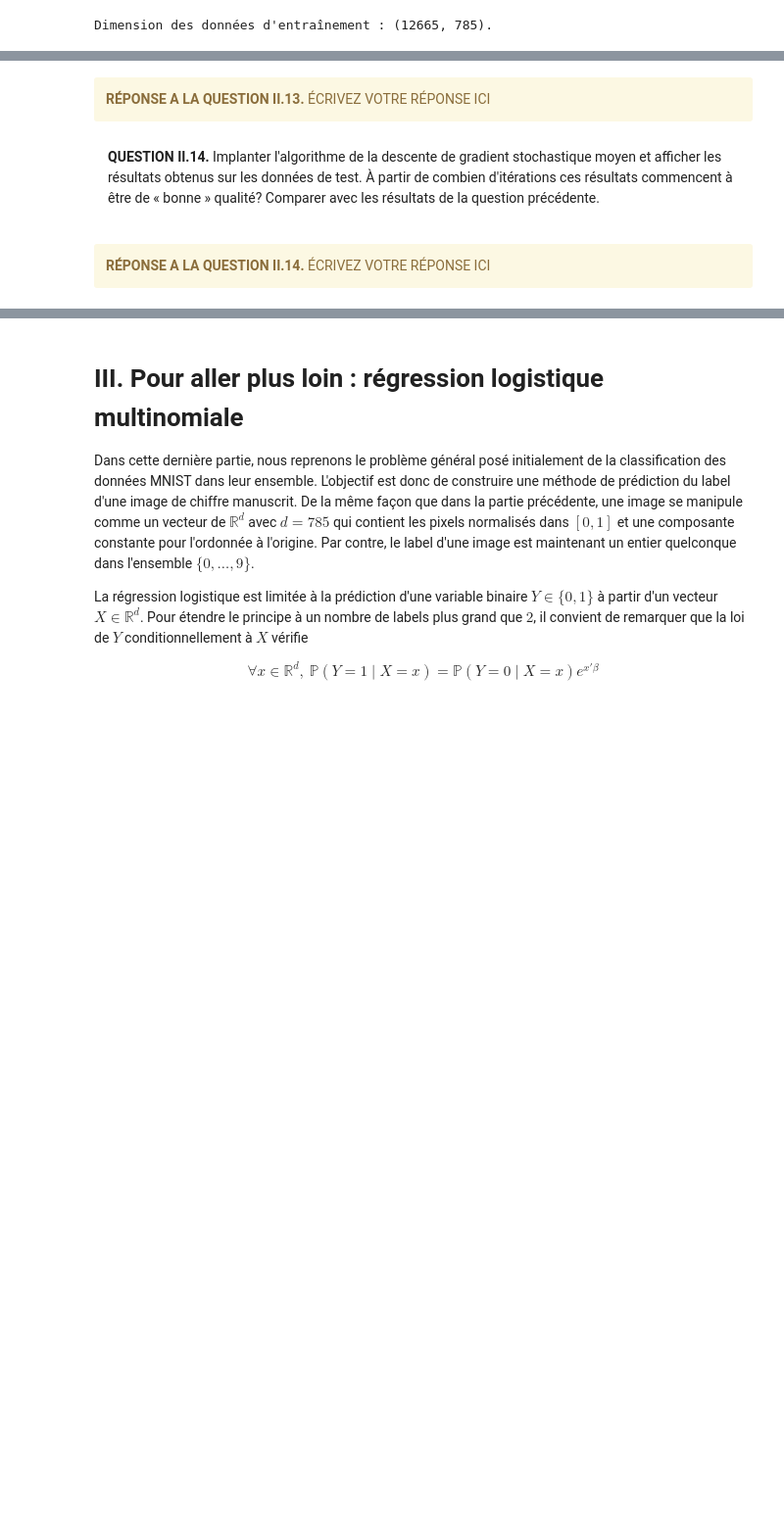
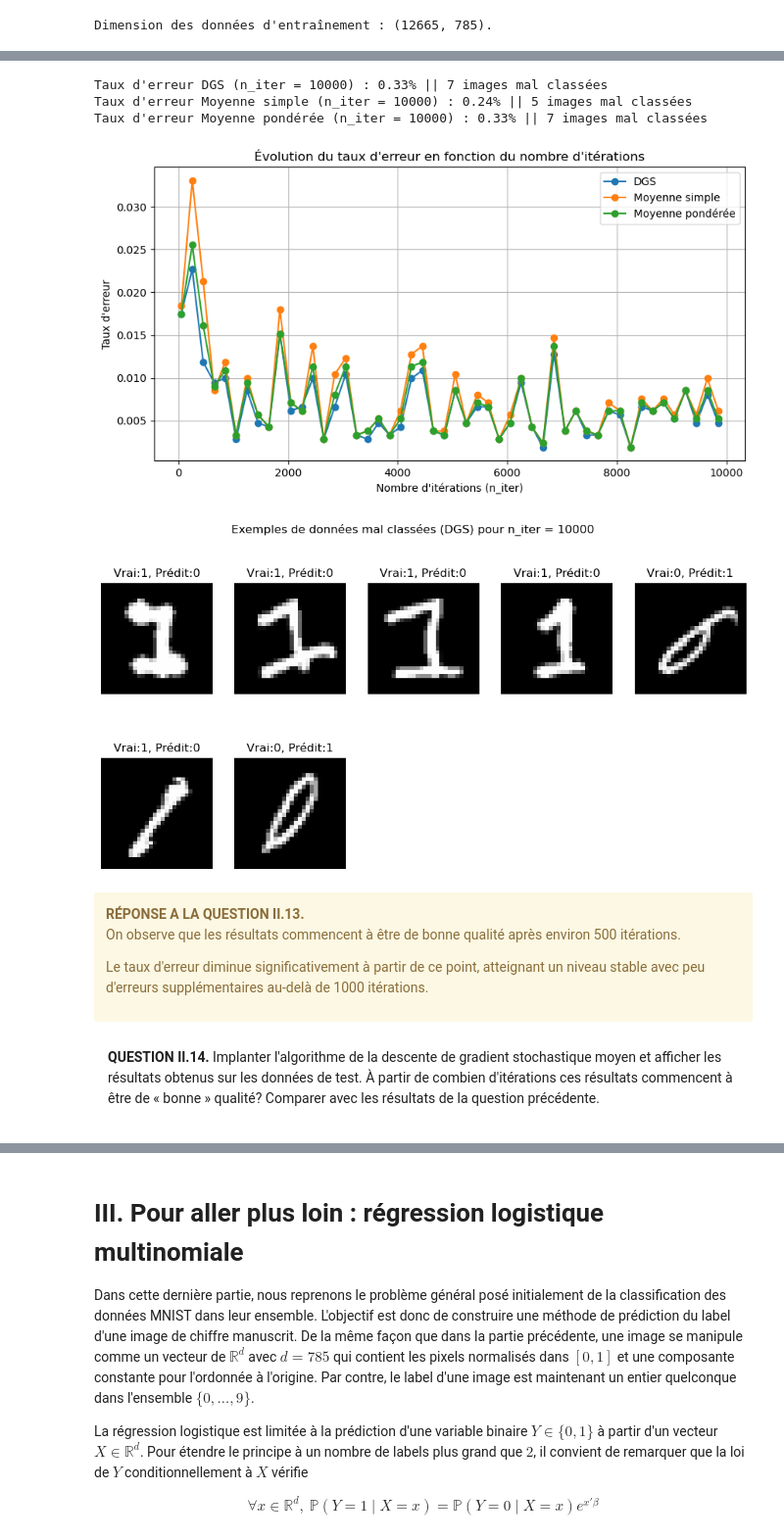
Before and after one commit to ali-hou-supaero/BE_algo_sto_2, a Jupyter notebook: be_algo_sto.ipynb, the cells around one changed output, grey strips where cells are left out. Shown at 98% size. Drawn from its saved outputs; the diff is of its cells as text; code cells hidden in the pictures; blank space fills up the shorter version.

```diff
--- a/be_algo_sto.ipynb
+++ b/be_algo_sto.ipynb
@@ -1000,4 +1155,77 @@ SyntaxError: invalid syntax (1490747374.py, line 20)
+# %%
+# Fonction de calcul de l'erreur
+
+def predict(beta, x):
+    proba = p(x.dot(beta))
+    return (proba >= 0.5).astype(int)
+
+def compute_error(beta, x, y_test):
+    y_pred = predict(beta, x)
+    return np.mean(y_pred != y_test)
+
+print(f"Taux d'erreur DGS (n_iter = {n_iter}) : {compute_error(beta_dgs, x_test, y_test):.2%} || {np.sum(predict(beta_dgs, x_test) != y_test)} images mal classées")
+print(f"Taux d'erreur Moyenne simple (n_iter = {n_iter}) : {compute_error(beta_bar, x_test, y_test):.2%} || {np.sum(predict(beta_bar, x_test) != y_test)} images mal classées")
+print(f"Taux d'erreur Moyenne pondérée (n_iter = {n_iter}) : {compute_error(beta_tld, x_test, y_test):.2%} || {np.sum(predict(beta_tld, x_test) != y_test)} images mal classées")
+
+# On peut tracer l'évolution du taux d'erreur en fonction de n_iter
+n_iter_values = np.arange(50, 10000, 200)
+beta_dgs_list = []
+beta_bar_list = []
+beta_tld_list = []
+err_dgs_list = []
+err_bar_list = []
+err_tld_list = []
+
+for n_iter_val in n_iter_values:
+    beta_dgs_val, beta_bar_val, beta_tld_val = DGS(n_iter_val)
+    beta_dgs_list.append(beta_dgs_val)
+    beta_bar_list.append(beta_bar_val)
+    beta_tld_list.append(beta_tld_val)
+
+    err_dgs_list.append(compute_error(beta_dgs_val, x_test, y_test))
+    err_bar_list.append(compute_error(beta_bar_val, x_test, y_test))
+    err_tld_list.append(compute_error(beta_tld_val, x_test, y_test))
+
+# Tracer l'évolution du taux d'erreur
+plt.figure(figsize=(10,5))
+plt.plot(n_iter_values, err_dgs_list, marker='o', label='DGS')
+plt.plot(n_iter_values, err_bar_list, marker='o', label='Moyenne simple')
+plt.plot(n_iter_values, err_tld_list, marker='o', label='Moyenne pondérée')
+# plt.xscale('log')
+# plt.yscale('log')
+plt.xlabel('Nombre d\'itérations (n_iter)')
+plt.ylabel('Taux d\'erreur')
+plt.title('Évolution du taux d\'erreur en fonction du nombre d\'itérations')
+plt.legend()
+plt.grid(True)
+plt.show()
+
+
+# Afficher les exemples mal classés
+y_pred_dgs = predict(beta_dgs, x_test)
+misclassified_idx = np.where(y_pred_dgs != y_test)[0]
+plt.figure(figsize=(12,6))
+for i, idx in enumerate(misclassified_idx):
+    plt.subplot(2,5,i+1)
+    plt.imshow(x_test[idx][1:].reshape(28,28), cmap="gray")
+    plt.title(f"Vrai:{y_test[idx]}, Prédit:{y_pred_dgs[idx]}")
+    plt.axis("off")
+plt.suptitle("Exemples de données mal classées (DGS) pour n_iter = {}".format(n_iter))
+plt.show()
+# %% [output]
+Taux d'erreur DGS (n_iter = 10000) : 0.33% || 7 images mal classées
+Taux d'erreur Moyenne simple (n_iter = 10000) : 0.24% || 5 images mal classées
+Taux d'erreur Moyenne pondérée (n_iter = 10000) : 0.33% || 7 images mal classées
+[figure, added]
+[figure, added]
 # %% [markdown]
-<div class="alert alert-warning"><strong>RÉPONSE A LA QUESTION II.13.</strong> ÉCRIVEZ VOTRE RÉPONSE ICI</div>
+<div class="alert alert-warning"><strong>RÉPONSE A LA QUESTION II.13.</strong>
+
+On observe que les résultats commencent à être de bonne qualité après environ 500 itérations.
+
+Le taux d'erreur diminue significativement à partir de ce point, atteignant un niveau stable avec peu d'erreurs supplémentaires au-delà de 1000 itérations.
+
+
+</div>
 
 <p class="bg-primary" style="padding:1em"><strong>QUESTION II.14.</strong> Implanter l'algorithme de la descente de gradient stochastique moyen et afficher les résultats obtenus sur les données de test. À partir de combien d'itérations ces résultats commencent à être de &laquo; bonne &raquo; qualité? Comparer avec les résultats de la question précédente.</p>
@@ -1006,2 +1231,0 @@ SyntaxError: invalid syntax (1490747374.py, line 20)
-# %% [markdown]
-<div class="alert alert-warning"><strong>RÉPONSE A LA QUESTION II.14.</strong> ÉCRIVEZ VOTRE RÉPONSE ICI</div>
```
Also changed, not shown: parts of 26 cells of this notebook.
